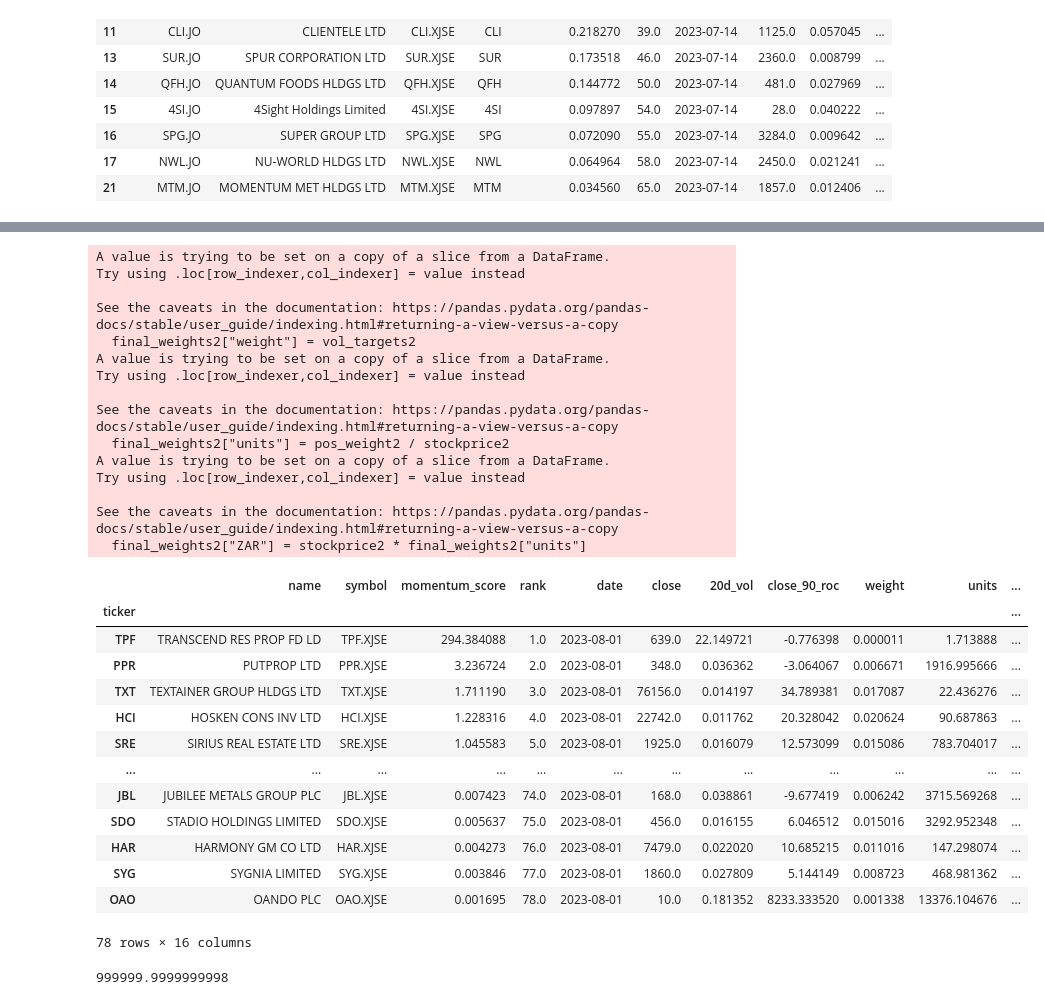
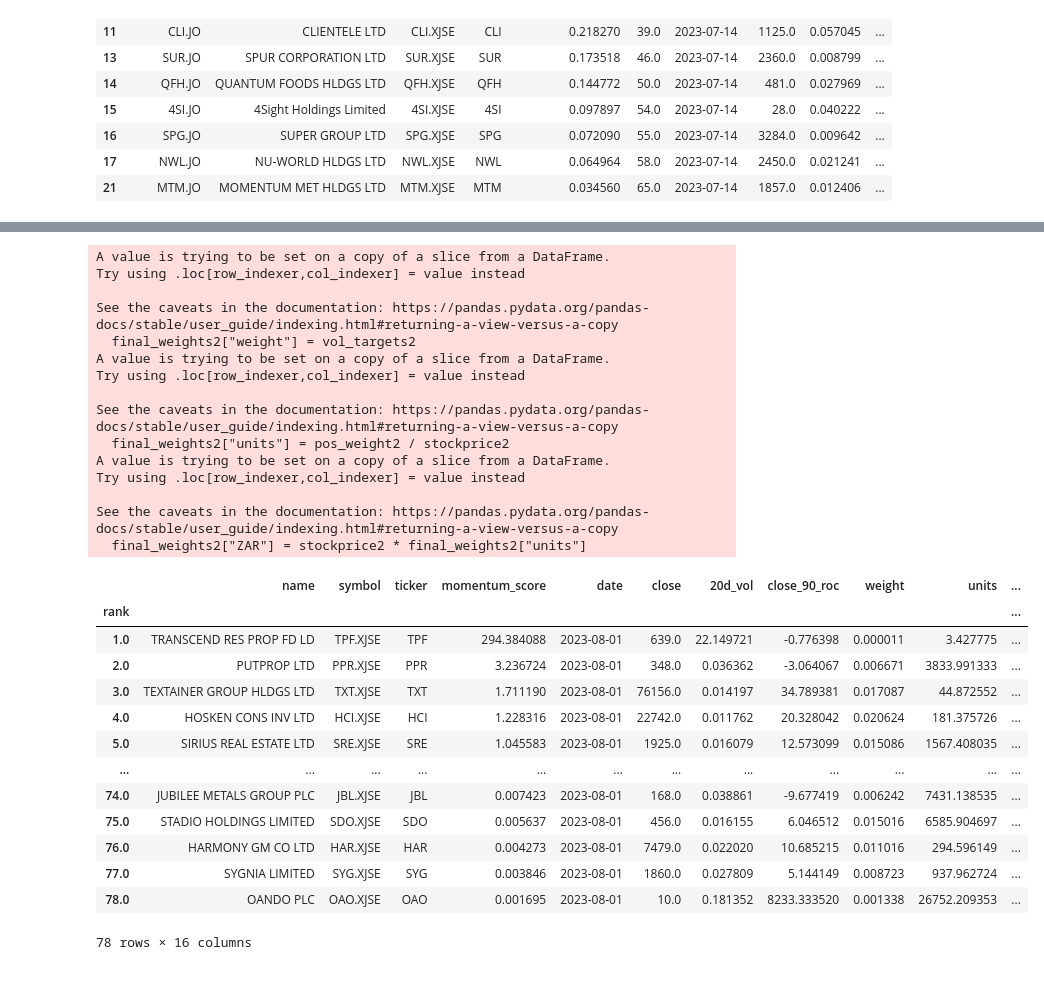
Before and after one commit to helmieresearch/helmieresearch, a Jupyter notebook: Momentum_Ranking_Model.ipynb, the cells around one changed output, grey strips where cells are left out. Drawn from its saved outputs; the diff is of its cells as text; code cells hidden in the pictures.

```diff
--- a/Momentum_Ranking_Model.ipynb
+++ b/Momentum_Ranking_Model.ipynb
@@ -765,8 +782,8 @@ memory usage: 1.8+ KB
 # %%
-portfolio_value2=1000000
+portfolio_value2=2000000.00
 
 final_weights = final_buy_list
-final_weights.set_index('ticker').reset_index()
+final_weights.set_index('rank').reset_index()
 final_w = [x for x in range(final_weights.shape[1])]
 
 final_w.remove(12)
@@ -777,49 +794,45 @@ final_w.remove(16)
 final_weights2=final_weights.iloc[:, cols]
 inv_vol2 = 1 / final_weights2["20d_vol"]
 sum_inv_vol2 =inv_vol2.sum()
 vol_targets2 = inv_vol2 / sum_inv_vol2
 final_weights2["weight"] = vol_targets2
 
-final_weights2.set_index('ticker', inplace=True)
+final_weights2.set_index('rank', inplace=True)
 
 #final_list = pd.concat([rt,ranking_list], axis=1, join='inner')
 
 stockprice2 = final_weights2["close"] / 100
 pos_weight2 = portfolio_value2 * final_weights2["weight"]
 final_weights2["units"] = pos_weight2 / stockprice2
 final_weights2["ZAR"] = stockprice2 * final_weights2["units"]
 final_weights2
 # %% [output]
 A value is trying to be set on a copy of a slice from a DataFrame.
 Try using .loc[row_indexer,col_indexer] = value instead
 
 See the caveats in the documentation: https://pandas.pydata.org/pandas-docs/stable/user_guide/indexing.html#returning-a-view-versus-a-copy
   final_weights2["weight"] = vol_targets2
 A value is trying to be set on a copy of a slice from a DataFrame.
 Try using .loc[row_indexer,col_indexer] = value instead
 
 See the caveats in the documentation: https://pandas.pydata.org/pandas-docs/stable/user_guide/indexing.html#returning-a-view-versus-a-copy
   final_weights2["units"] = pos_weight2 / stockprice2
 A value is trying to be set on a copy of a slice from a DataFrame.
 Try using .loc[row_indexer,col_indexer] = value instead
 
 See the caveats in the documentation: https://pandas.pydata.org/pandas-docs/stable/user_guide/indexing.html#returning-a-view-versus-a-copy
   final_weights2["ZAR"] = stockprice2 * final_weights2["units"]
-|  | name | symbol | momentum_score | rank | date | close | 20d_vol | close_90_roc | weight | units | ... |
-| ticker |  |  |  |  |  |  |  |  |  |  | ... |
-| TPF | TRANSCEND RES PROP FD LD | TPF.XJSE | 294.384088 | 1.0 | 2023-08-01 | 639.0 | 22.149721 | -0.776398 | 0.000011 | 1.713888 | ... |
-| PPR | PUTPROP LTD | PPR.XJSE | 3.236724 | 2.0 | 2023-08-01 | 348.0 | 0.036362 | -3.064067 | 0.006671 | 1916.995666 | ... |
-| TXT | TEXTAINER GROUP HLDGS LTD | TXT.XJSE | 1.711190 | 3.0 | 2023-08-01 | 76156.0 | 0.014197 | 34.789381 | 0.017087 | 22.436276 | ... |
-| HCI | HOSKEN CONS INV LTD | HCI.XJSE | 1.228316 | 4.0 | 2023-08-01 | 22742.0 | 0.011762 | 20.328042 | 0.020624 | 90.687863 | ... |
-| SRE | SIRIUS REAL ESTATE LTD | SRE.XJSE | 1.045583 | 5.0 | 2023-08-01 | 1925.0 | 0.016079 | 12.573099 | 0.015086 | 783.704017 | ... |
+|  | name | symbol | ticker | momentum_score | date | close | 20d_vol | close_90_roc | weight | units | ... |
+| rank |  |  |  |  |  |  |  |  |  |  | ... |
+| 1.0 | TRANSCEND RES PROP FD LD | TPF.XJSE | TPF | 294.384088 | 2023-08-01 | 639.0 | 22.149721 | -0.776398 | 0.000011 | 3.427775 | ... |
+| 2.0 | PUTPROP LTD | PPR.XJSE | PPR | 3.236724 | 2023-08-01 | 348.0 | 0.036362 | -3.064067 | 0.006671 | 3833.991333 | ... |
+| 3.0 | TEXTAINER GROUP HLDGS LTD | TXT.XJSE | TXT | 1.711190 | 2023-08-01 | 76156.0 | 0.014197 | 34.789381 | 0.017087 | 44.872552 | ... |
+| 4.0 | HOSKEN CONS INV LTD | HCI.XJSE | HCI | 1.228316 | 2023-08-01 | 22742.0 | 0.011762 | 20.328042 | 0.020624 | 181.375726 | ... |
+| 5.0 | SIRIUS REAL ESTATE LTD | SRE.XJSE | SRE | 1.045583 | 2023-08-01 | 1925.0 | 0.016079 | 12.573099 | 0.015086 | 1567.408035 | ... |
 | ... | ... | ... | ... | ... | ... | ... | ... | ... | ... | ... | ... |
-| JBL | JUBILEE METALS GROUP PLC | JBL.XJSE | 0.007423 | 74.0 | 2023-08-01 | 168.0 | 0.038861 | -9.677419 | 0.006242 | 3715.569268 | ... |
-| SDO | STADIO HOLDINGS LIMITED | SDO.XJSE | 0.005637 | 75.0 | 2023-08-01 | 456.0 | 0.016155 | 6.046512 | 0.015016 | 3292.952348 | ... |
-| HAR | HARMONY GM CO LTD | HAR.XJSE | 0.004273 | 76.0 | 2023-08-01 | 7479.0 | 0.022020 | 10.685215 | 0.011016 | 147.298074 | ... |
-| SYG | SYGNIA LIMITED | SYG.XJSE | 0.003846 | 77.0 | 2023-08-01 | 1860.0 | 0.027809 | 5.144149 | 0.008723 | 468.981362 | ... |
-| OAO | OANDO PLC | OAO.XJSE | 0.001695 | 78.0 | 2023-08-01 | 10.0 | 0.181352 | 8233.333520 | 0.001338 | 13376.104676 | ... |
+| 74.0 | JUBILEE METALS GROUP PLC | JBL.XJSE | JBL | 0.007423 | 2023-08-01 | 168.0 | 0.038861 | -9.677419 | 0.006242 | 7431.138535 | ... |
+| 75.0 | STADIO HOLDINGS LIMITED | SDO.XJSE | SDO | 0.005637 | 2023-08-01 | 456.0 | 0.016155 | 6.046512 | 0.015016 | 6585.904697 | ... |
+| 76.0 | HARMONY GM CO LTD | HAR.XJSE | HAR | 0.004273 | 2023-08-01 | 7479.0 | 0.022020 | 10.685215 | 0.011016 | 294.596149 | ... |
+| 77.0 | SYGNIA LIMITED | SYG.XJSE | SYG | 0.003846 | 2023-08-01 | 1860.0 | 0.027809 | 5.144149 | 0.008723 | 937.962724 | ... |
+| 78.0 | OANDO PLC | OAO.XJSE | OAO | 0.001695 | 2023-08-01 | 10.0 | 0.181352 | 8233.333520 | 0.001338 | 26752.209353 | ... |
 78 rows × 16 columns
-# %%
-final_weights2["ZAR"].sum()
-# %% [output]
-999999.9999999998
```
Also changed, not shown: parts of 4 cells of this notebook.
